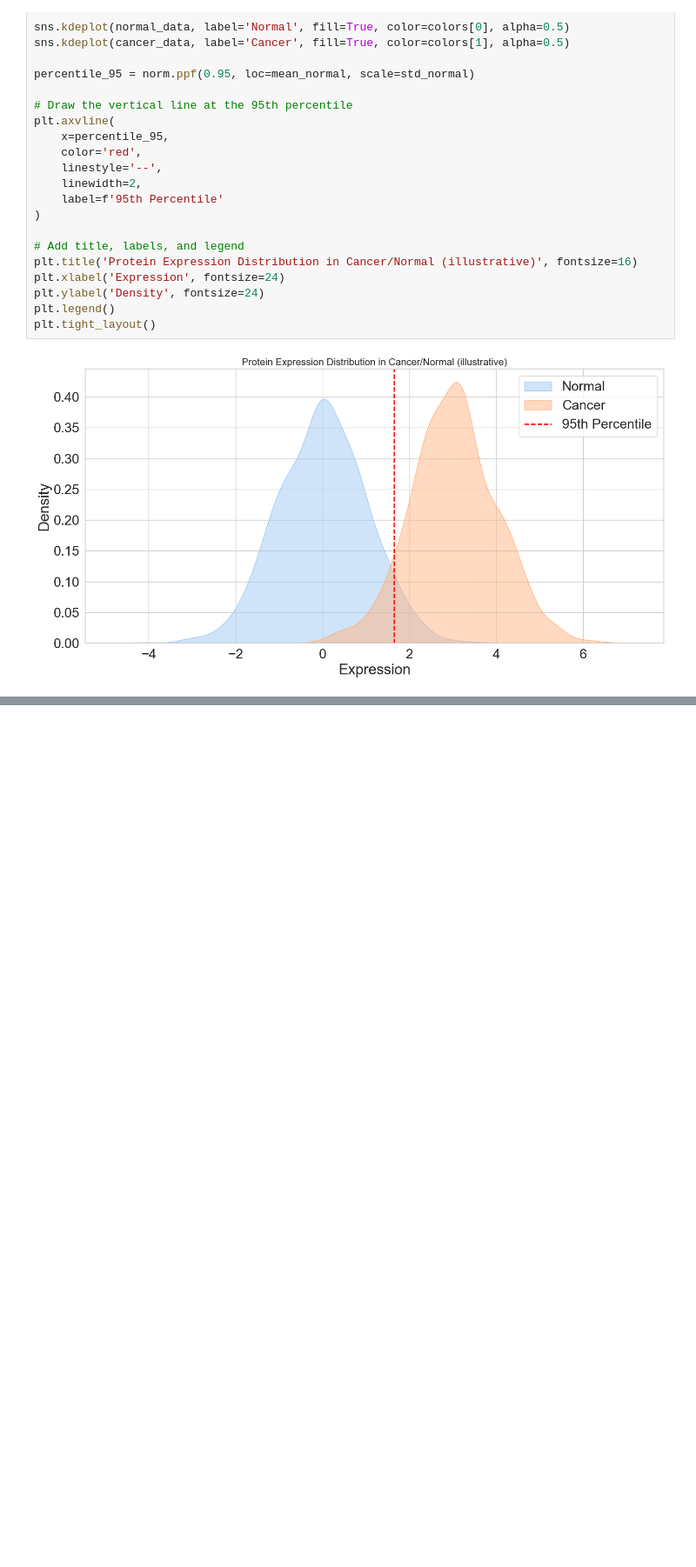
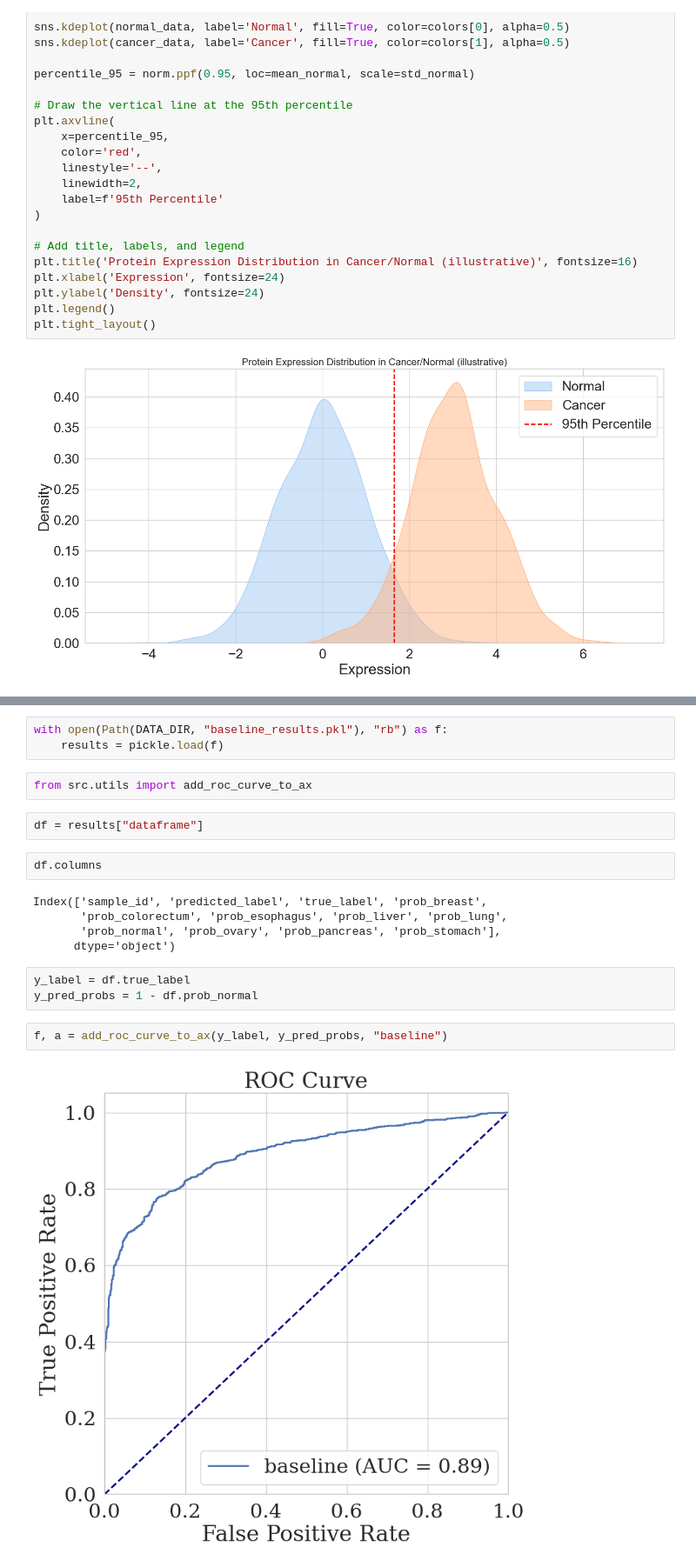
Before and after one commit to asifzubair/cancerseek-reanalysis, a Jupyter notebook: notebooks/eda.ipynb, the cells around one changed output, grey strips where cells are left out. Shown at 87% size. Saved outputs shown, nothing was run; the diff lists cells and outputs as text; blank space fills up the shorter version.

```diff
--- a/notebooks/eda.ipynb
+++ b/notebooks/eda.ipynb
@@ -133,0 +138,21 @@ plt.tight_layout()
+# %%
+with open(Path(DATA_DIR, "baseline_results.pkl"), "rb") as f:
+    results = pickle.load(f)
+# %%
+from src.utils import add_roc_curve_to_ax
+# %%
+df = results["dataframe"]
+# %%
+df.columns
+# %% [output]
+Index(['sample_id', 'predicted_label', 'true_label', 'prob_breast',
+       'prob_colorectum', 'prob_esophagus', 'prob_liver', 'prob_lung',
+       'prob_normal', 'prob_ovary', 'prob_pancreas', 'prob_stomach'],
+      dtype='object')
+# %%
+y_label = df.true_label
+y_pred_probs = 1 - df.prob_normal
+# %%
+f, a = add_roc_curve_to_ax(y_label, y_pred_probs, "baseline")
+# %% [output]
+[figure, added]
```
Also changed, not shown: parts of 1 cell of this notebook, 1 other file.
